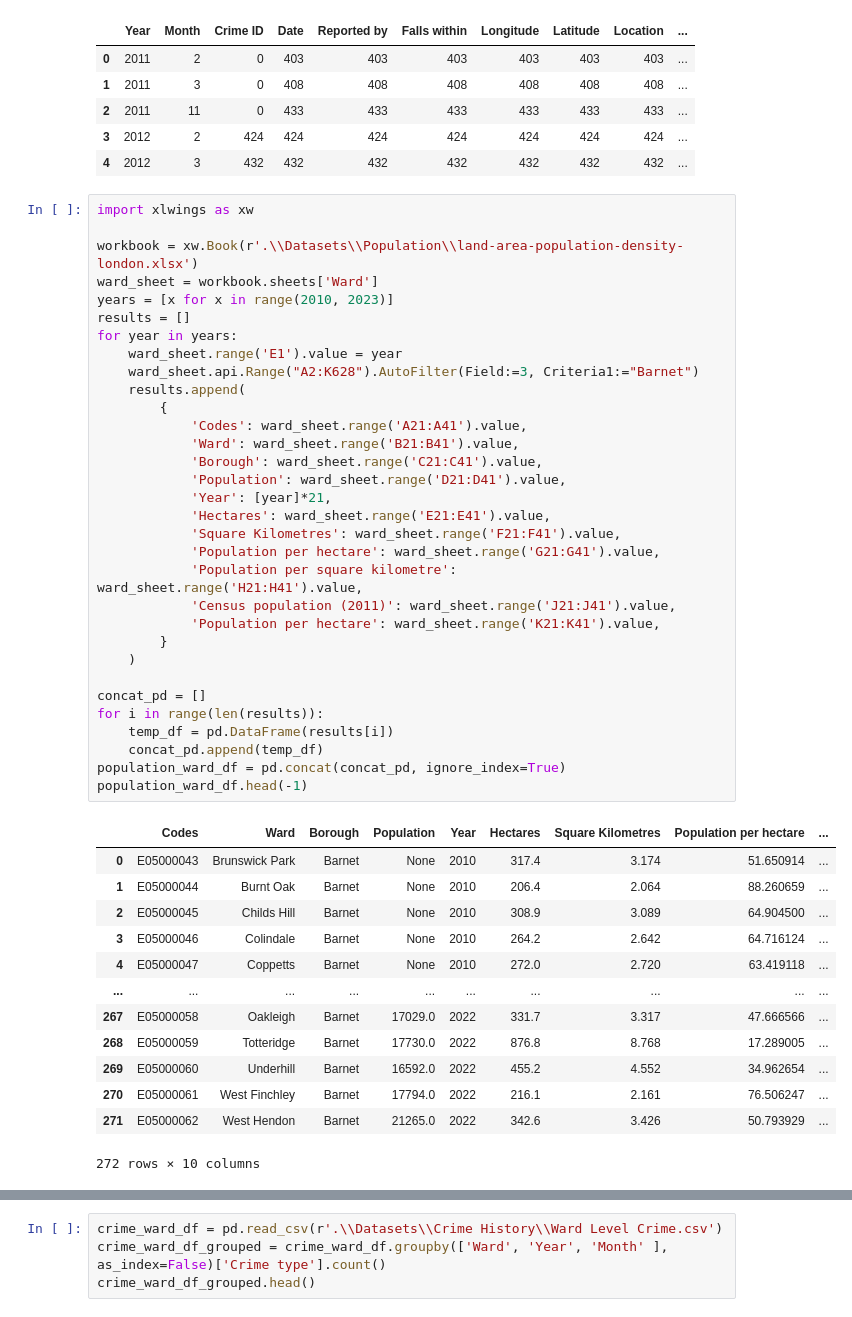
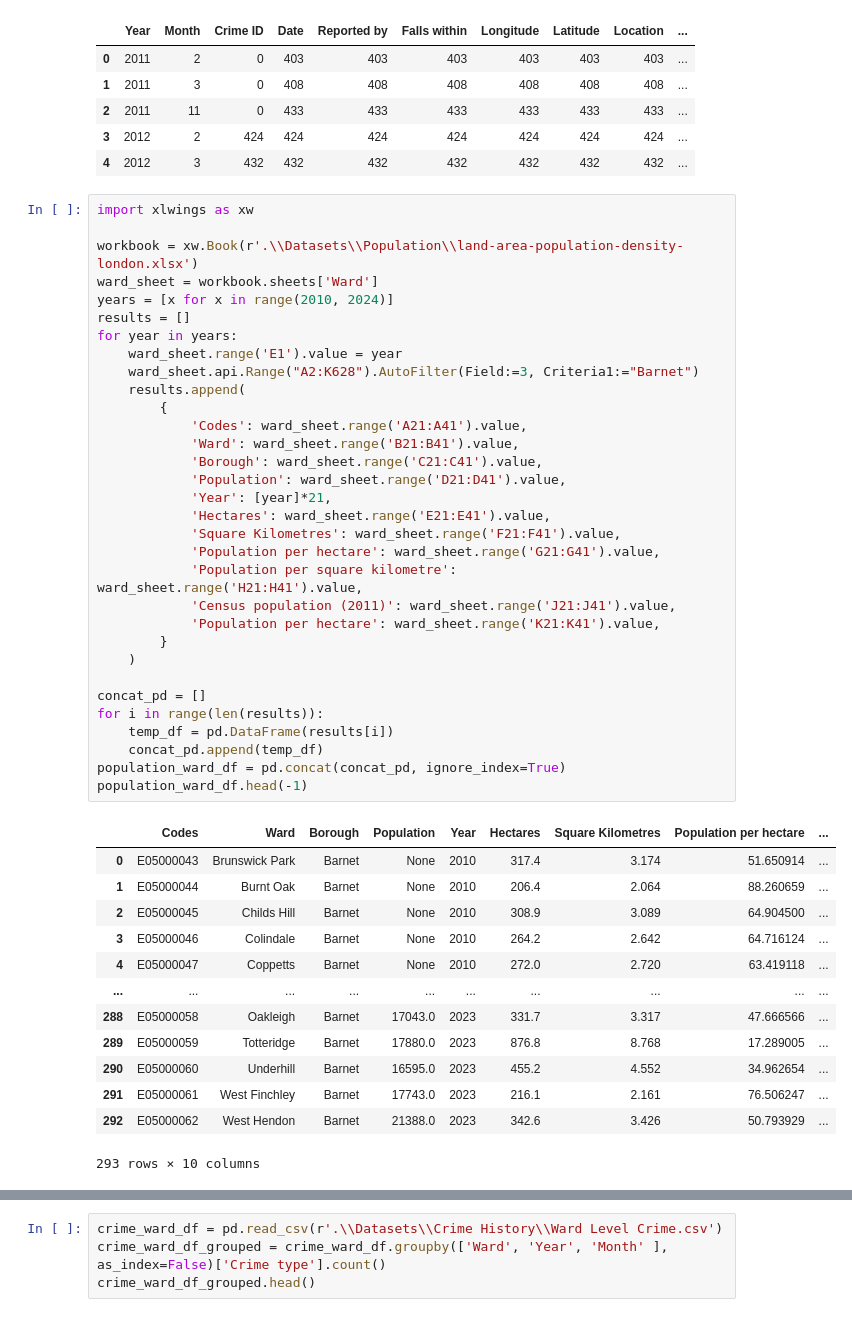
Before and after one commit to isavgt/JBG050-group11, a Jupyter notebook: datasetsexploration.ipynb, the cells around one changed output, grey strips where cells are left out. Cells and saved outputs as stored; diff of their text form.

```diff
--- a/datasetsexploration.ipynb
+++ b/datasetsexploration.ipynb
@@ -472,7 +472,7 @@ import xlwings as xw
 
 workbook = xw.Book(r'.\\Datasets\\Population\\land-area-population-density-london.xlsx')
 ward_sheet = workbook.sheets['Ward']
-years = [x for x in range(2010, 2023)]
+years = [x for x in range(2010, 2024)]
 results = []
 for year in years:
     ward_sheet.range('E1').value = year
@@ -480,39 +480,39 @@ for year in years:
     results.append(
         {
             'Codes': ward_sheet.range('A21:A41').value,
             'Ward': ward_sheet.range('B21:B41').value,
             'Borough': ward_sheet.range('C21:C41').value,
             'Population': ward_sheet.range('D21:D41').value,
             'Year': [year]*21,
             'Hectares': ward_sheet.range('E21:E41').value,
             'Square Kilometres': ward_sheet.range('F21:F41').value,
             'Population per hectare': ward_sheet.range('G21:G41').value,
             'Population per square kilometre': ward_sheet.range('H21:H41').value,
             'Census population (2011)': ward_sheet.range('J21:J41').value,
             'Population per hectare': ward_sheet.range('K21:K41').value,
         }
     )
 
 concat_pd = []
 for i in range(len(results)):
     temp_df = pd.DataFrame(results[i])
     concat_pd.append(temp_df)
 population_ward_df = pd.concat(concat_pd, ignore_index=True)
 population_ward_df.head(-1)
 # %% [output]
 |  | Codes | Ward | Borough | Population | Year | Hectares | Square Kilometres | Population per hectare | ... |
 | 0 | E05000043 | Brunswick Park | Barnet | None | 2010 | 317.4 | 3.174 | 51.650914 | ... |
 | 1 | E05000044 | Burnt Oak | Barnet | None | 2010 | 206.4 | 2.064 | 88.260659 | ... |
 | 2 | E05000045 | Childs Hill | Barnet | None | 2010 | 308.9 | 3.089 | 64.904500 | ... |
 | 3 | E05000046 | Colindale | Barnet | None | 2010 | 264.2 | 2.642 | 64.716124 | ... |
 | 4 | E05000047 | Coppetts | Barnet | None | 2010 | 272.0 | 2.720 | 63.419118 | ... |
 | ... | ... | ... | ... | ... | ... | ... | ... | ... | ... |
-| 267 | E05000058 | Oakleigh | Barnet | 17029.0 | 2022 | 331.7 | 3.317 | 47.666566 | ... |
-| 268 | E05000059 | Totteridge | Barnet | 17730.0 | 2022 | 876.8 | 8.768 | 17.289005 | ... |
-| 269 | E05000060 | Underhill | Barnet | 16592.0 | 2022 | 455.2 | 4.552 | 34.962654 | ... |
-| 270 | E05000061 | West Finchley | Barnet | 17794.0 | 2022 | 216.1 | 2.161 | 76.506247 | ... |
-| 271 | E05000062 | West Hendon | Barnet | 21265.0 | 2022 | 342.6 | 3.426 | 50.793929 | ... |
+| 288 | E05000058 | Oakleigh | Barnet | 17043.0 | 2023 | 331.7 | 3.317 | 47.666566 | ... |
+| 289 | E05000059 | Totteridge | Barnet | 17880.0 | 2023 | 876.8 | 8.768 | 17.289005 | ... |
+| 290 | E05000060 | Underhill | Barnet | 16595.0 | 2023 | 455.2 | 4.552 | 34.962654 | ... |
+| 291 | E05000061 | West Finchley | Barnet | 17743.0 | 2023 | 216.1 | 2.161 | 76.506247 | ... |
+| 292 | E05000062 | West Hendon | Barnet | 21388.0 | 2023 | 342.6 | 3.426 | 50.793929 | ... |
-272 rows × 10 columns
+293 rows × 10 columns
 # %%
 population_ward_df.loc[population_ward_df['Ward']=="Edgware"]
 # %% [output]
```
Also changed, not shown: parts of 8 cells of this notebook.
